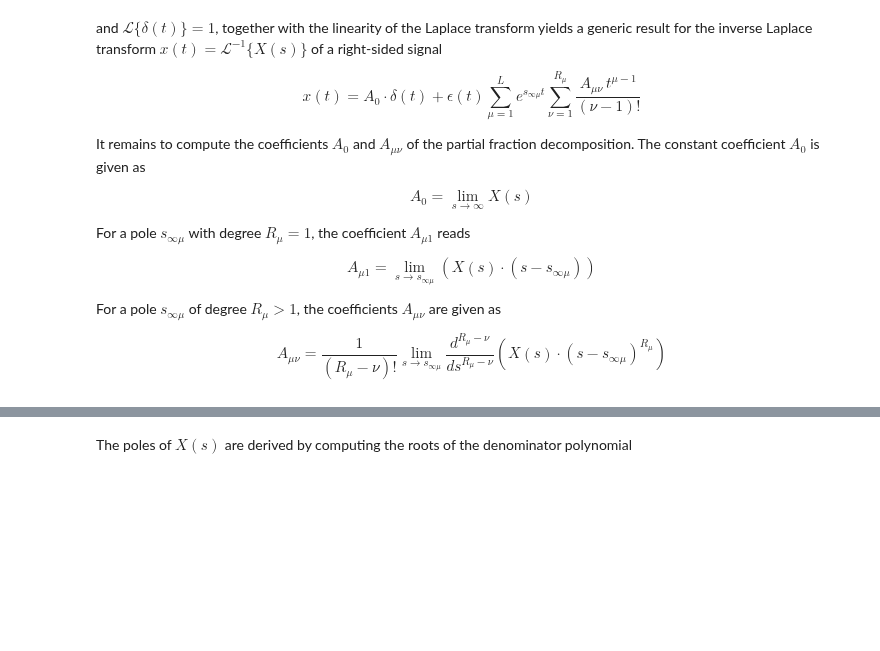
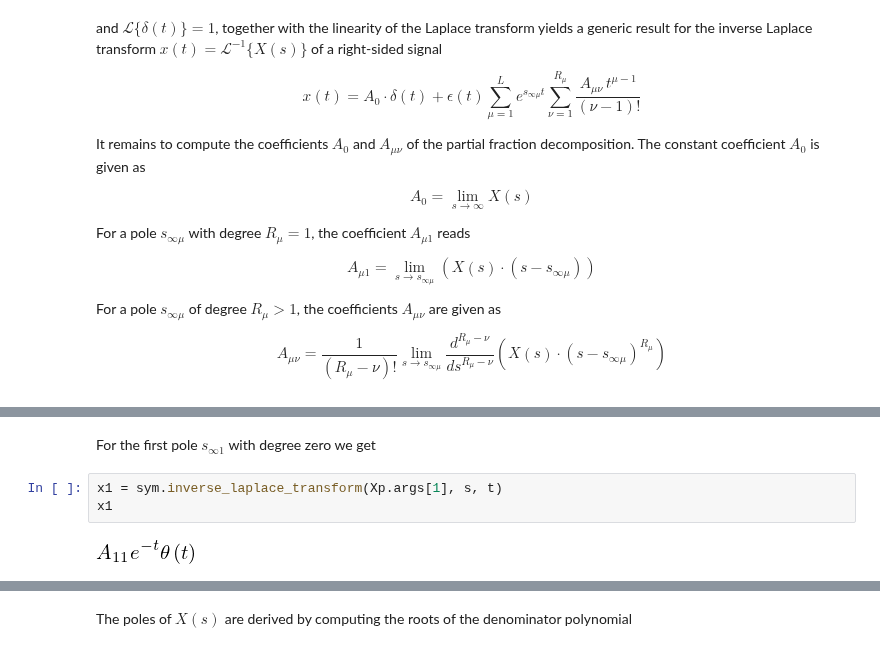
Before and after one commit to spatialaudio/signals-and-systems-lecture, a Jupyter notebook: laplace_transform/inverse.ipynb, the cells around one changed output, grey strips where cells are left out. Drawn from its saved outputs; the diff is of its cells as text; blank space fills up the shorter version.

```diff
--- a/laplace_transform/inverse.ipynb
+++ b/laplace_transform/inverse.ipynb
@@ -72,0 +110,7 @@ A_{\mu \nu} = \frac{1}{(R_\mu - \nu)!} \lim_{s \to s_{\infty \mu}} \frac{d^{R_\m
+# %% [markdown]
+For the first pole $s_{\infty 1}$ with degree zero we get
+# %%
+x1 = sym.inverse_laplace_transform(Xp.args[1], s, t)
+x1
+# %% [output]
+[figure, added]
```
Also changed, not shown: parts of 22 cells of this notebook.
